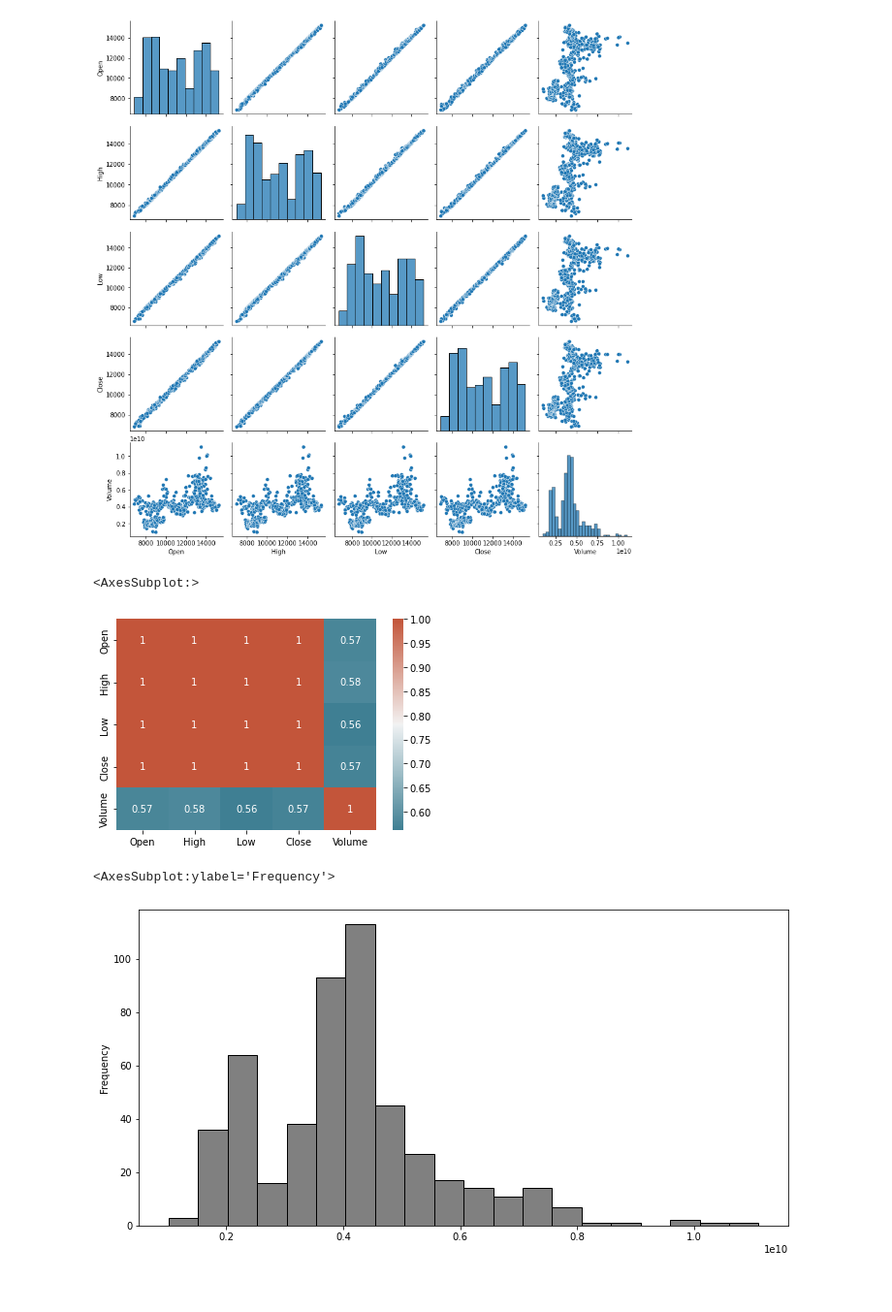
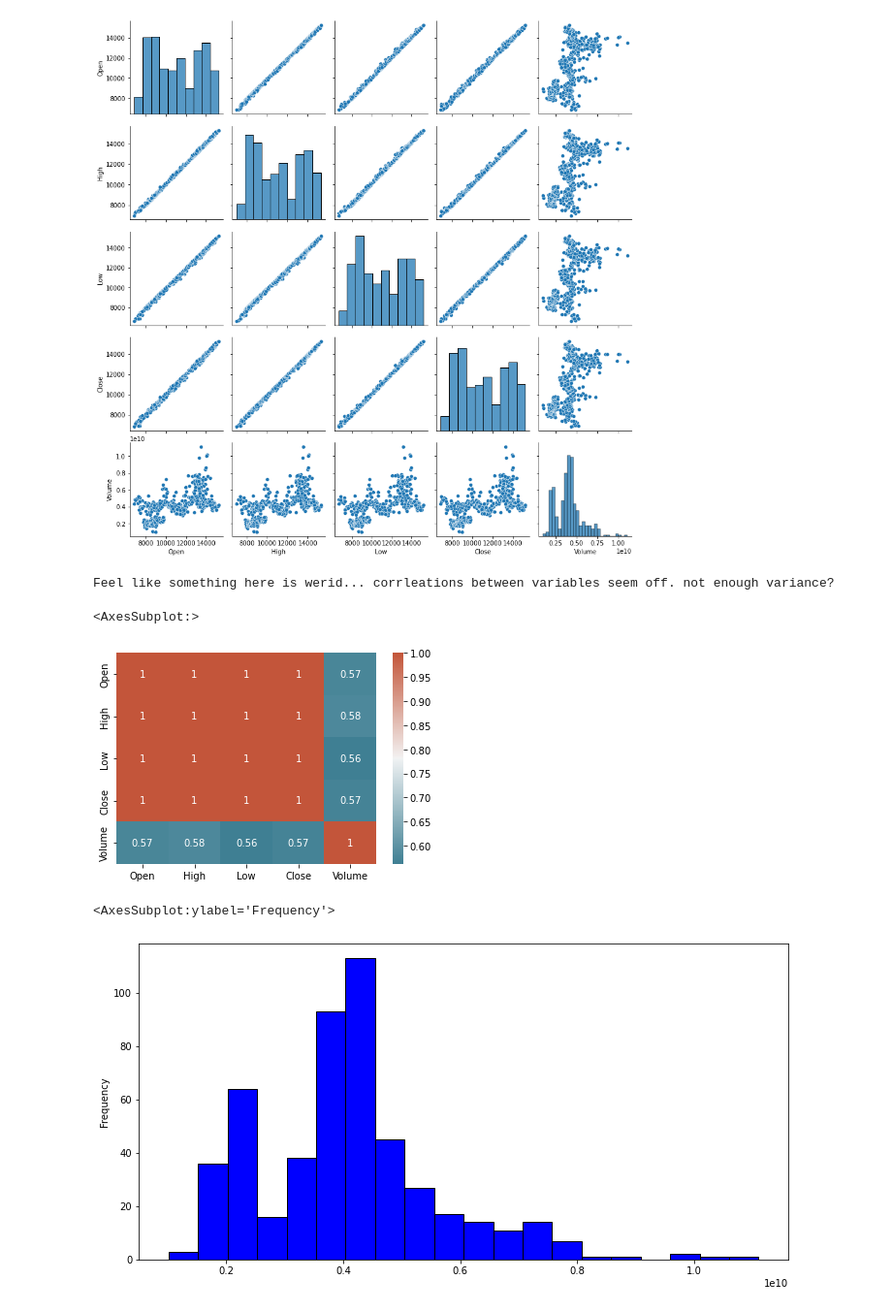
Before and after one commit to data301-2021-winter1/project-group67-project, a Jupyter notebook: notebooks/analysis2.ipynb, the cells around one changed output. Shown at 97% size. Drawn from its saved outputs; the diff is of its cells as text; code cells hidden in the pictures.

```diff
--- a/notebooks/analysis2.ipynb
+++ b/notebooks/analysis2.ipynb
@@ -137,10 +137,11 @@ g = sns.pairplot(dfNQ_cleaned)
 # %% [output]
 [figure]
 # %%
-
+print('Feel like something here is werid... corrleations between variables seem off. not enough variance?')
 
 corr = dfNQ_cleaned.corr()
 sns.heatmap(corr, xticklabels=corr.columns, yticklabels=corr.columns, annot=True, cmap=sns.diverging_palette(220, 20, as_cmap=True))
 # %% [output]
-<AxesSubplot:>
+Feel like something here is werid... corrleations between variables seem off. not enough variance?
+<AxesSubplot:>
 [figure]
@@ -147,5 +158,5 @@ sns.heatmap(corr, xticklabels=corr.columns, yticklabels=corr.columns, annot=True
 # %%
-dfNQ_cleaned['Volume'].plot(kind='hist', bins=20, figsize=(12,6), facecolor='grey',edgecolor='black')
+dfNQ_cleaned['Volume'].plot(kind='hist', bins=20, figsize=(12,6), facecolor='blue',edgecolor='black')
 # %% [output]
 <AxesSubplot:ylabel='Frequency'>
-[figure, old version]
+[figure, new version]
```
Also changed, not shown: parts of 9 cells of this notebook.
